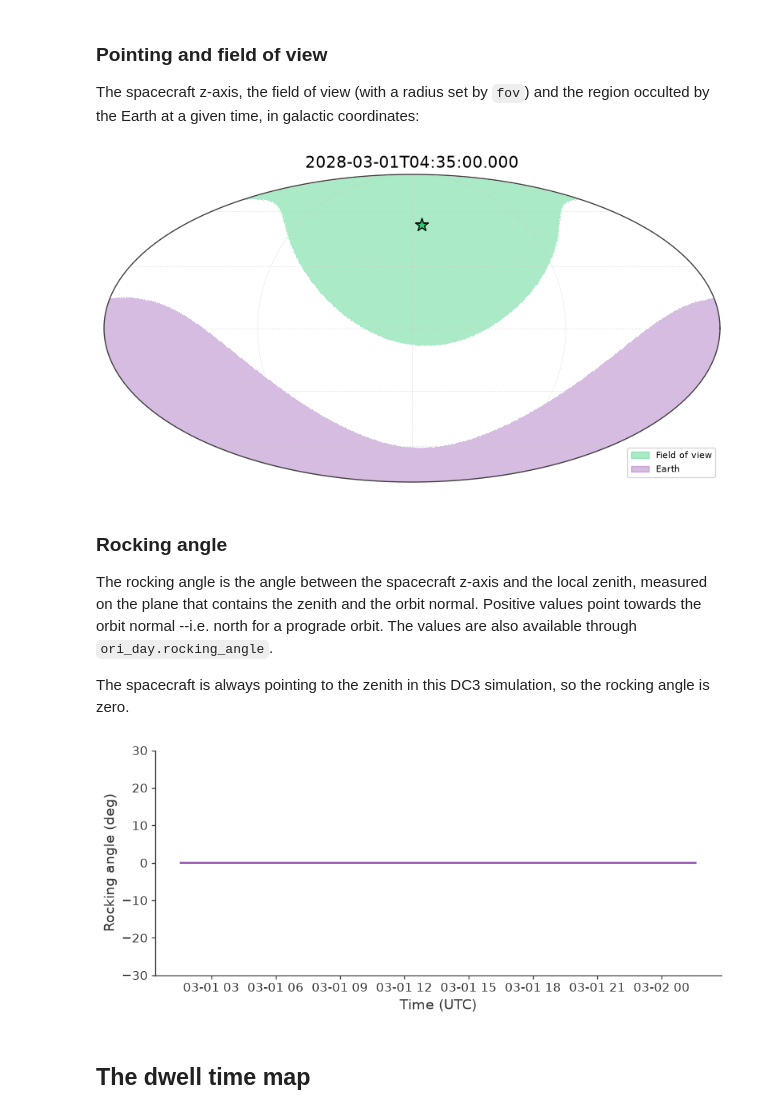
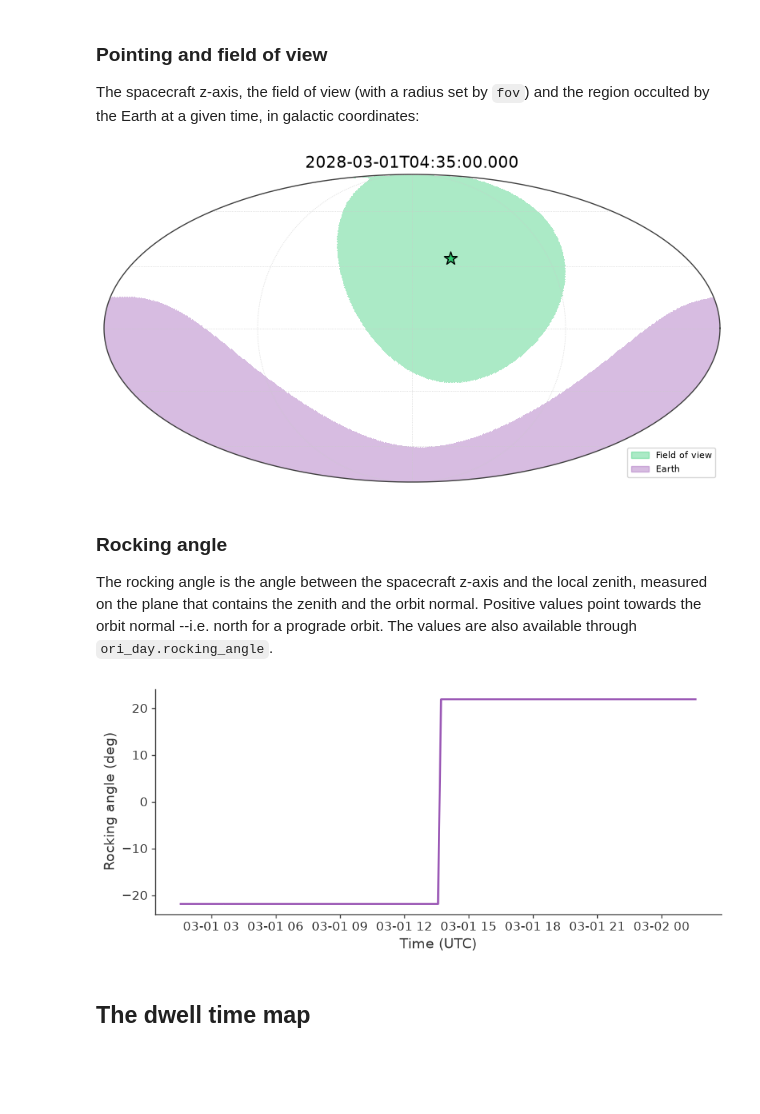
Before and after one commit to cositools/cosipy, a Jupyter notebook: docs/tutorials/response/SpacecraftFile.ipynb, the cells around one changed output. Saved outputs shown, nothing was run; the diff lists cells and outputs as text; code cells hidden in the pictures; blank space fills up the shorter version.

Commit message:
Use the DC4 1s orientation file in the SpacecraftHistory tutorial
Co-Authored-By: Claude Opus 5.5 <noreply@anthropic.com>
Claude-Session: https://claude.ai/code/session_01Kt3d7sC8rxCykJTREdozEn

```diff
--- a/docs/tutorials/response/SpacecraftFile.ipynb
+++ b/docs/tutorials/response/SpacecraftFile.ipynb
@@ -32,5 +32,5 @@ You can skip this step if you already downloaded the files. Make sure that paths
 # %%
 data_dir = Path("") # Current directory by default. Modify if you can want a different path
 # %%
-ori_path = data_dir/"20280301_3_month_with_orbital_info.fits"
+ori_path = data_dir/"DC4_final_530km_3_month_with_slew_1sbins_GalacticEarth_SAA.fits"
 # %%
@@ -102,18 +102,15 @@ The spacecraft z-axis, the field of view (with a radius set by `fov`) and the re
 # %%
 ori_day.plot_pointing(ori_day.tstart + 3*u.h, fov = 60*u.deg);
 # %% [output]
-[figure, old version]
+[figure, new version]
 # %% [markdown]
 ### Rocking angle
 
 The rocking angle is the angle between the spacecraft z-axis and the local zenith, measured on the plane that contains the zenith and the orbit normal. Positive values point towards the orbit normal --i.e. north for a prograde orbit. The values are also available through `ori_day.rocking_angle`.
-
-The spacecraft is always pointing to the zenith in this DC3 simulation, so the rocking angle is zero.
 # %%
-ax = ori_day.plot_rocking_angle()
-ax.set_ylim(-30, 30);
+ori_day.plot_rocking_angle();
 # %% [output]
-[figure, old version]
+[figure, new version]
 # %% [markdown]
 ## The dwell time map
 # %% [markdown]
```
Also changed, not shown: parts of 6 cells of this notebook.
